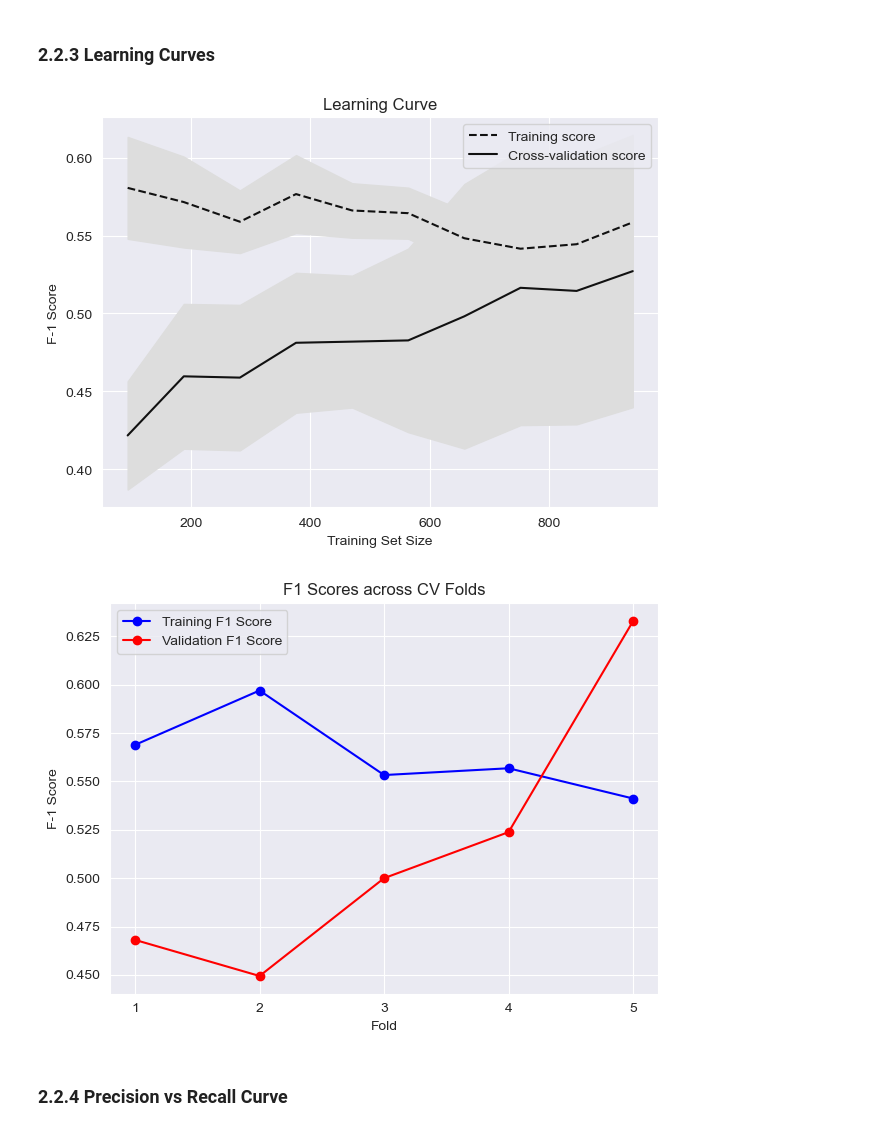
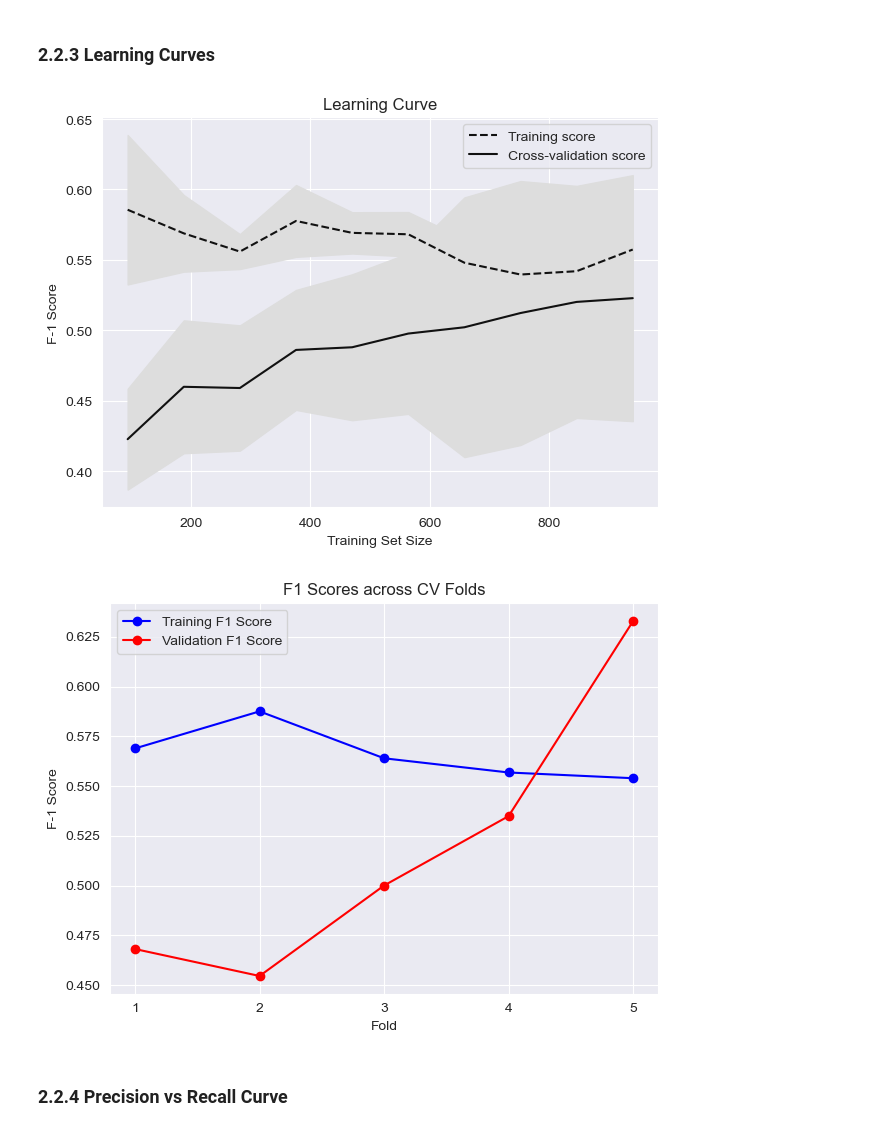
Before and after one commit to yzysnake/Data_Mining_Principles, a Jupyter notebook: Group Project/GroupProject.ipynb, the cells around one changed output. Cells and saved outputs as stored; diff of their text form; code cells hidden in the pictures.

```diff
--- a/Group Project/GroupProject.ipynb
+++ b/Group Project/GroupProject.ipynb
@@ -624,16 +622,16 @@ Test Set f-1 Score: 0.5077
 ### 2.2.3 Learning Curves
 # %%
 # Initialize the model with best parameters
-best_SVM_model = SVC(C=1.12, kernel='rbf', gamma= 'auto', class_weight="balanced")
+best_SVM_model = SVC(C=1.1, kernel='rbf', gamma= 'auto', class_weight="balanced")
 # Function to plot learning curves
 plot_learning_curves(best_SVM_model, X, y, kfold) # Split the data in the function
 # %% [output]
-[figure, old version]
+[figure, new version]
 # %%
 from projectpreprocessing import plot_foldwise_scores
 plot_foldwise_scores(best_SVM_model, X_train, y_train, kfold)
 # %% [output]
-[figure, old version]
+[figure, new version]
 # %% [markdown]
 ### 2.2.4 Precision vs Recall Curve
 # %%
```
Also changed, not shown: parts of 24 cells of this notebook.
